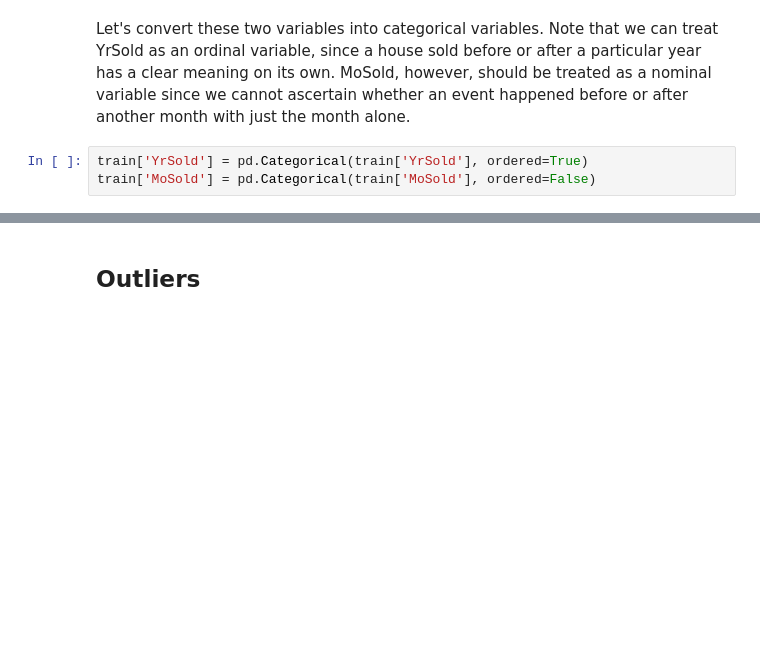
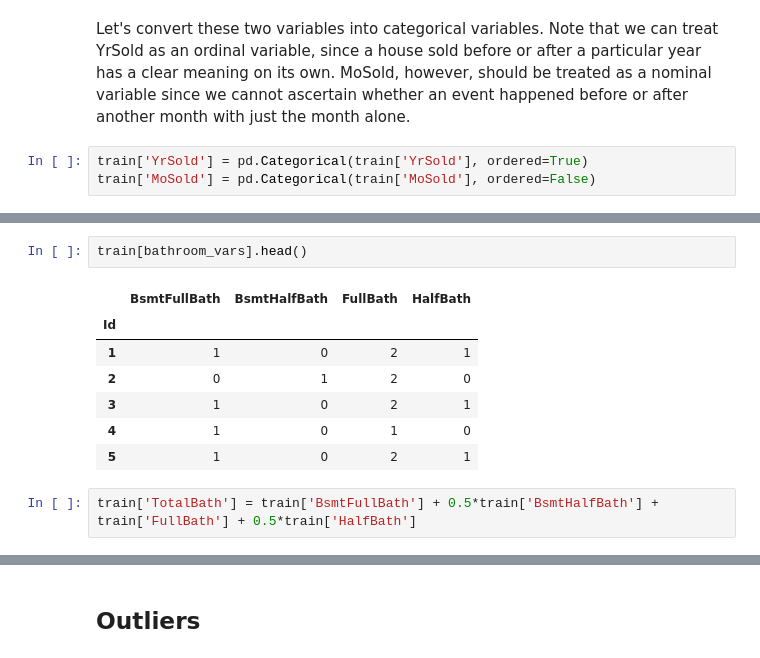
Before and after one commit to caffeinatedwoof/kaggle_predict_housing_prices, a Jupyter notebook: eda.ipynb, the cells around one changed output, grey strips where cells are left out. Saved outputs shown, nothing was run; the diff lists cells and outputs as text; blank space fills up the shorter version.

```diff
--- a/eda.ipynb
+++ b/eda.ipynb
@@ -537,0 +665,12 @@ train['MoSold'] = pd.Categorical(train['MoSold'], ordered=False)
+# %%
+train[bathroom_vars].head()
+# %% [output]
+|  | BsmtFullBath | BsmtHalfBath | FullBath | HalfBath |
+| Id |  |  |  |  |
+| 1 | 1 | 0 | 2 | 1 |
+| 2 | 0 | 1 | 2 | 0 |
+| 3 | 1 | 0 | 2 | 1 |
+| 4 | 1 | 0 | 1 | 0 |
+| 5 | 1 | 0 | 2 | 1 |
+# %%
+train['TotalBath'] = train['BsmtFullBath'] + 0.5*train['BsmtHalfBath'] + train['FullBath'] + 0.5*train['HalfBath']
```
Also changed, not shown: parts of 27 cells of this notebook.
